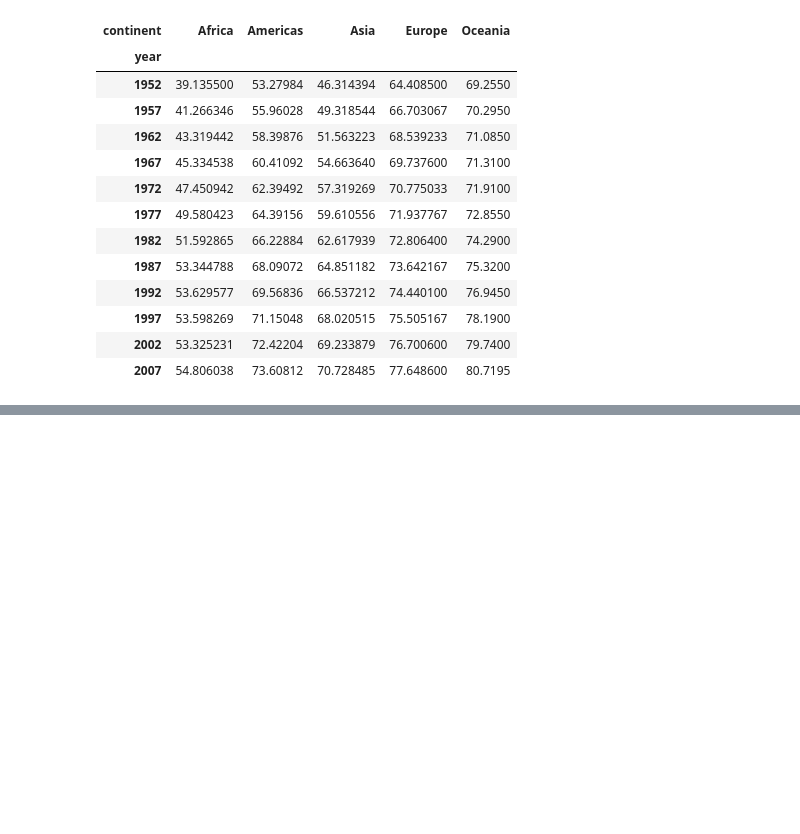
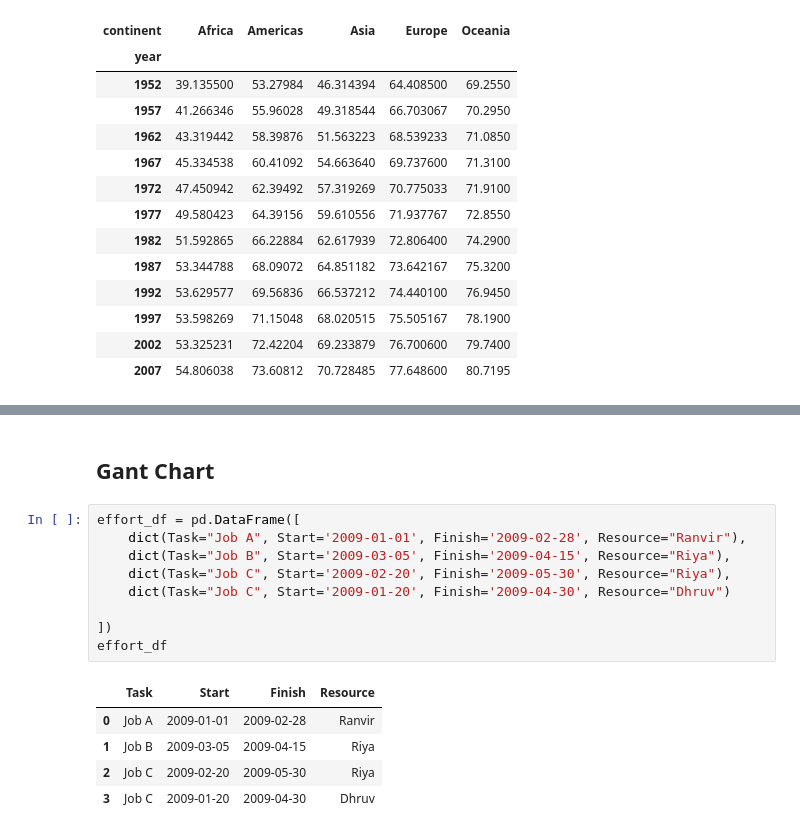
Before and after one commit to ranvir28singh/Data-Viz-with-Python, a Jupyter notebook: Exploring Plotly.ipynb, the cells around one changed output, grey strips where cells are left out. Cells and saved outputs as stored; diff of their text form; blank space fills up the shorter version.

```diff
--- a/Exploring Plotly.ipynb
+++ b/Exploring Plotly.ipynb
@@ -225,0 +371,17 @@ fig.show()
+# %% [markdown]
+## Gant Chart
+# %%
+effort_df = pd.DataFrame([
+    dict(Task="Job A", Start='2009-01-01', Finish='2009-02-28', Resource="Ranvir"),
+    dict(Task="Job B", Start='2009-03-05', Finish='2009-04-15', Resource="Riya"),
+    dict(Task="Job C", Start='2009-02-20', Finish='2009-05-30', Resource="Riya"),
+    dict(Task="Job C", Start='2009-01-20', Finish='2009-04-30', Resource="Dhruv")
+
+])
+effort_df
+# %% [output]
+|  | Task | Start | Finish | Resource |
+| 0 | Job A | 2009-01-01 | 2009-02-28 | Ranvir |
+| 1 | Job B | 2009-03-05 | 2009-04-15 | Riya |
+| 2 | Job C | 2009-02-20 | 2009-05-30 | Riya |
+| 3 | Job C | 2009-01-20 | 2009-04-30 | Dhruv |
```
Also changed, not shown: parts of 36 cells of this notebook.
